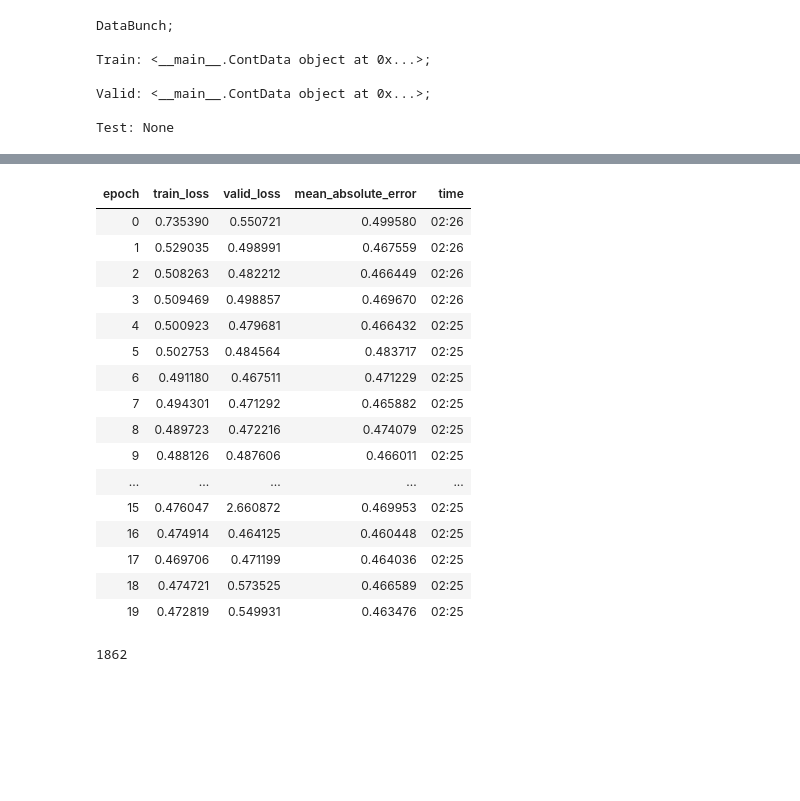
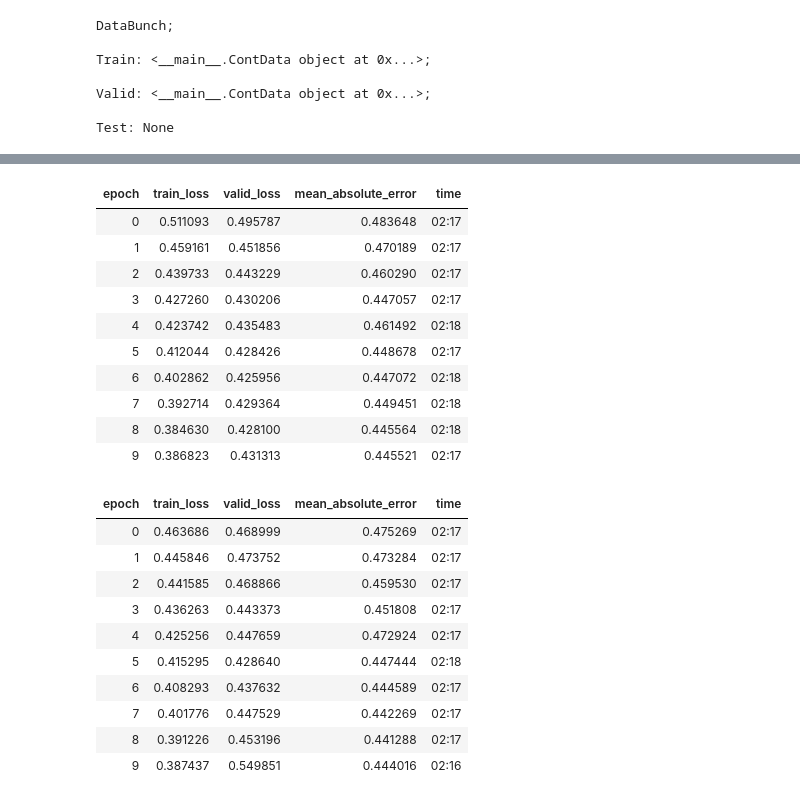
Before and after one commit to omriKramer/DNN-Challenge, a Jupyter notebook: notebooks/linear.ipynb, the cells around one changed output, grey strips where cells are left out. Cells and saved outputs as stored; diff of their text form; code cells hidden in the pictures; blank space fills up the shorter version.

```diff
--- a/notebooks/linear.ipynb
+++ b/notebooks/linear.ipynb
@@ -71,7 +76,7 @@ class ContData(Dataset):
 
     def __getitem__(self, i):
         index = self.meals.index.get_loc(self.cgm.index[i])
-        values = self.meals[index-48:index].values
+        values = self.meals[index-48:index+1].values
         target = self.y.iloc[i].values
         x, y = torch.tensor(values, dtype=torch.float), torch.tensor(target, dtype=torch.float)
         return x, y
@@ -149,13 +169,13 @@ learner.fit_one_cycle(5, 1e-4)
 # %%
 layers = [
     Flatten(),
-    *bn_drop_lin(1824, 1024, bn=False, actn=nn.ReLU(inplace=True)),
-    *bn_drop_lin(1024, 512, p=.5, actn=nn.ReLU(inplace=True)),
-    *bn_drop_lin(512, 256, p=.5, actn=nn.ReLU(inplace=True)),
-    *bn_drop_lin(256, 128, p=.5, actn=nn.ReLU(inplace=True)),
-    *bn_drop_lin(128, 64, p=.5, actn=nn.ReLU(inplace=True)),
-    *bn_drop_lin(64, 32, p=.5, actn=nn.ReLU(inplace=True)),
-    *bn_drop_lin(32, 8, p=.5),
+    *bn_drop_lin(1862, 1024, bn=False, actn=nn.ReLU(inplace=True)),
+    *bn_drop_lin(1024, 512, actn=nn.ReLU(inplace=True)),
+    *bn_drop_lin(512, 256, actn=nn.ReLU(inplace=True)),
+    *bn_drop_lin(256, 128, actn=nn.ReLU(inplace=True)),
+    *bn_drop_lin(128, 64, actn=nn.ReLU(inplace=True)),
+    *bn_drop_lin(64, 32, actn=nn.ReLU(inplace=True)),
+    *bn_drop_lin(32, 8),
 ]
 model = nn.Sequential(*layers)
 model
@@ -192,20 +212,28 @@ Min loss divided by 10: 7.59E-02
+# %%
+learner.fit_one_cycle(10, 1e-4)
+# %% [output]
+| epoch | train_loss | valid_loss | mean_absolute_error | time |
+| 0 | 0.511093 | 0.495787 | 0.483648 | 02:17 |
+| 1 | 0.459161 | 0.451856 | 0.470189 | 02:17 |
+| 2 | 0.439733 | 0.443229 | 0.460290 | 02:17 |
+| 3 | 0.427260 | 0.430206 | 0.447057 | 02:17 |
+| 4 | 0.423742 | 0.435483 | 0.461492 | 02:18 |
+| 5 | 0.412044 | 0.428426 | 0.448678 | 02:17 |
+| 6 | 0.402862 | 0.425956 | 0.447072 | 02:18 |
+| 7 | 0.392714 | 0.429364 | 0.449451 | 02:18 |
+| 8 | 0.384630 | 0.428100 | 0.445564 | 02:18 |
+| 9 | 0.386823 | 0.431313 | 0.445521 | 02:17 |
 # %%
-learner.fit_one_cycle(20, 1e-3)
+learner.fit_one_cycle(10, 1e-3)
 # %% [output]
 | epoch | train_loss | valid_loss | mean_absolute_error | time |
-| 0 | 0.735390 | 0.550721 | 0.499580 | 02:26 |
-| 1 | 0.529035 | 0.498991 | 0.467559 | 02:26 |
-| 2 | 0.508263 | 0.482212 | 0.466449 | 02:26 |
-| 3 | 0.509469 | 0.498857 | 0.469670 | 02:26 |
-| 4 | 0.500923 | 0.479681 | 0.466432 | 02:25 |
-| 5 | 0.502753 | 0.484564 | 0.483717 | 02:25 |
-| 6 | 0.491180 | 0.467511 | 0.471229 | 02:25 |
-| 7 | 0.494301 | 0.471292 | 0.465882 | 02:25 |
-| 8 | 0.489723 | 0.472216 | 0.474079 | 02:25 |
-| 9 | 0.488126 | 0.487606 | 0.466011 | 02:25 |
-| ... | ... | ... | ... | ... |
-| 15 | 0.476047 | 2.660872 | 0.469953 | 02:25 |
-| 16 | 0.474914 | 0.464125 | 0.460448 | 02:25 |
-| 17 | 0.469706 | 0.471199 | 0.464036 | 02:25 |
-| 18 | 0.474721 | 0.573525 | 0.466589 | 02:25 |
-| 19 | 0.472819 | 0.549931 | 0.463476 | 02:25 |
+| 0 | 0.463686 | 0.468999 | 0.475269 | 02:17 |
+| 1 | 0.445846 | 0.473752 | 0.473284 | 02:17 |
+| 2 | 0.441585 | 0.468866 | 0.459530 | 02:17 |
+| 3 | 0.436263 | 0.443373 | 0.451808 | 02:17 |
+| 4 | 0.425256 | 0.447659 | 0.472924 | 02:17 |
+| 5 | 0.415295 | 0.428640 | 0.447444 | 02:18 |
+| 6 | 0.408293 | 0.437632 | 0.444589 | 02:17 |
+| 7 | 0.401776 | 0.447529 | 0.442269 | 02:17 |
+| 8 | 0.391226 | 0.453196 | 0.441288 | 02:17 |
+| 9 | 0.387437 | 0.549851 | 0.444016 | 02:16 |
@@ -214,4 +239,0 @@ from fastai.vision.models.presnet import presnet18
-# %%
-38 * 49
-# %% [output]
-1862
```
Also changed, not shown: parts of 10 cells of this notebook, 12 other files.
